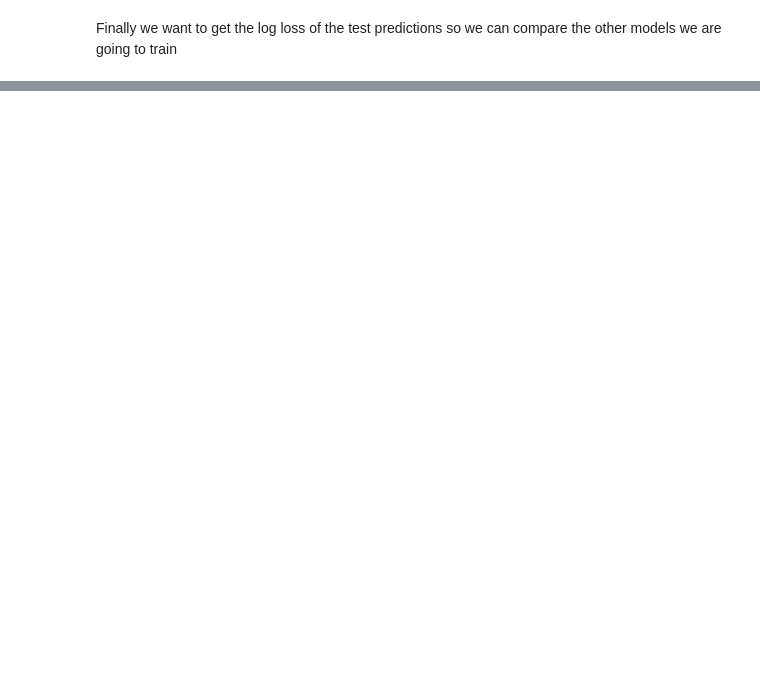
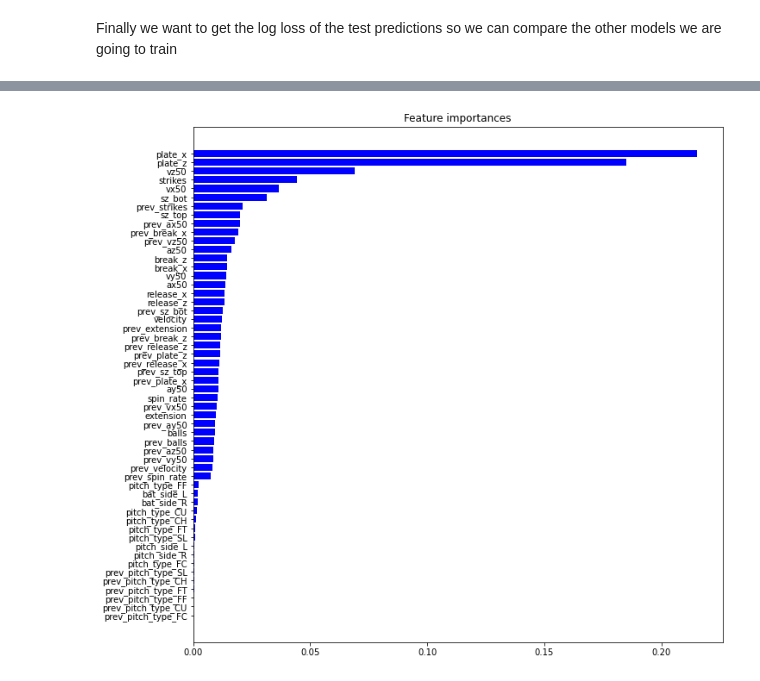
Before and after one commit to pmelgren/IntrinsicPitchValue, a Jupyter notebook: Exploration.ipynb, the cells around one changed output, grey strips where cells are left out. Saved outputs shown, nothing was run; the diff lists cells and outputs as text; code cells hidden in the pictures; blank space fills up the shorter version.

```diff
--- a/Exploration.ipynb
+++ b/Exploration.ipynb
@@ -262,0 +270,16 @@ log_loss(y_test,dt.best_estimator_.predict_proba(X_test))
+# %%
+# drop na's that aren't meaningful and replace na's that are with -999
+X = pv.copy()
+X.loc[X.pitch_number == 1,'prev_balls':'prev_az50'] = X.loc[X.pitch_number == 1,'prev_balls':'prev_az50'].fillna(-999)
+X = X.drop(['swing','contact','fair','pitch_number'],axis = 1)
+X_train = X.loc[train_samp,:].dropna(axis = 0) # drop all other na's
+y_train = pv.swing[X_train.index]
+# %%
+from sklearn.ensemble import RandomForestClassifier
+
+rf = GridSearchCV(RandomForestClassifier(random_state=34,n_estimators = 250)
+                  ,param_grid = {'max_depth': range(3,13,3)
+                                ,'min_samples_leaf':[1,100]}
+                  ,scoring = 'neg_log_loss')
+rf.fit(X_train, y_train)
+rf.best_estimator_
@@ -262,0 +295,15 @@ log_loss(y_test,dt.best_estimator_.predict_proba(X_test))
+# %%
+import matplotlib.pyplot as plt
+
+# prepare the feature importance data to plot
+fimp = pd.DataFrame({'feature':X_train.columns
+                     ,'importances':rf.best_estimator_.feature_importances_})
+fimp = fimp.sort_values('importances')
+
+# Plot the feature importances of the forest
+plt.figure(figsize = [11,11])
+plt.title("Feature importances")
+plt.barh(fimp.feature,fimp.importances,color="b")
+plt.show()
+# %% [output]
+[figure, added]
```
Also changed, not shown: parts of 25 cells of this notebook.
